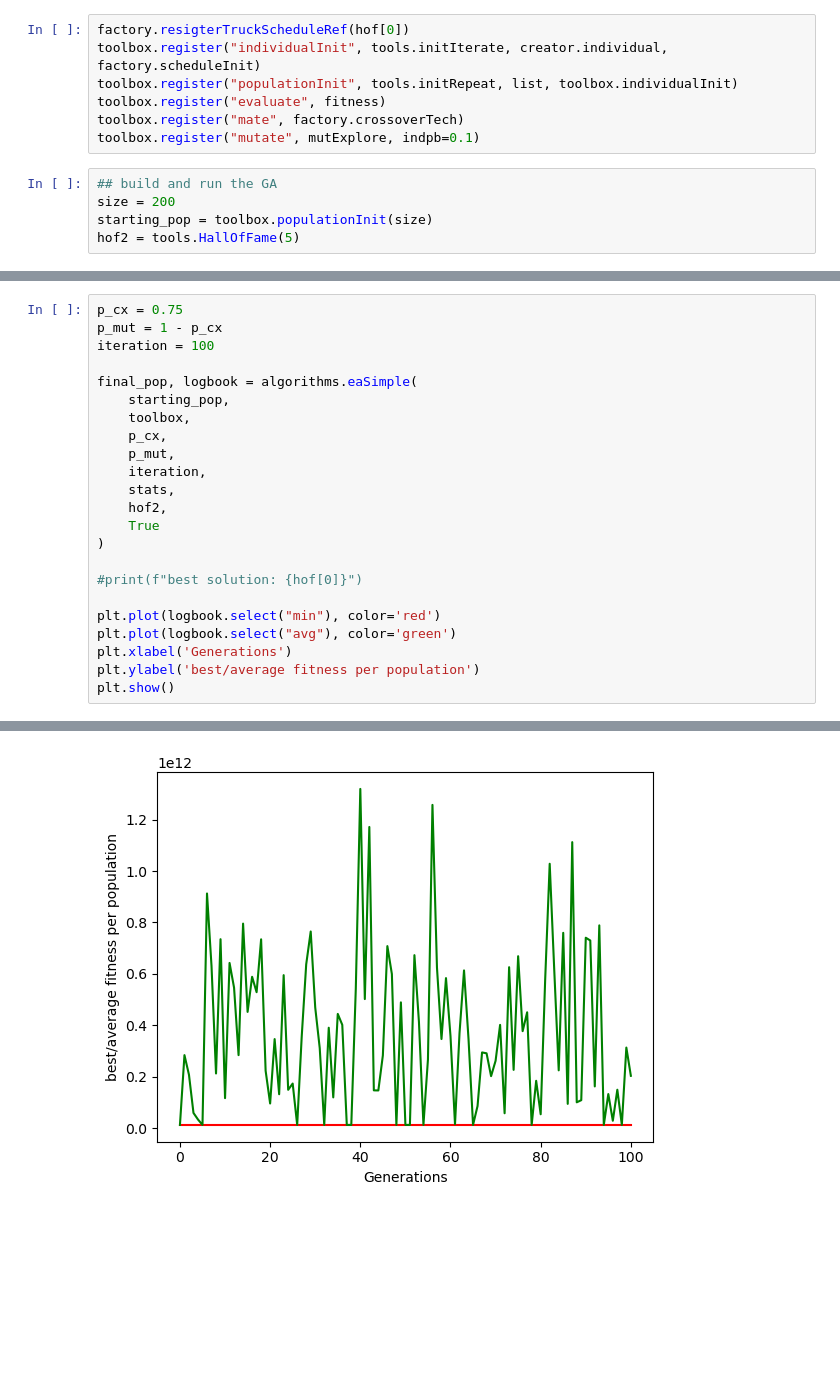
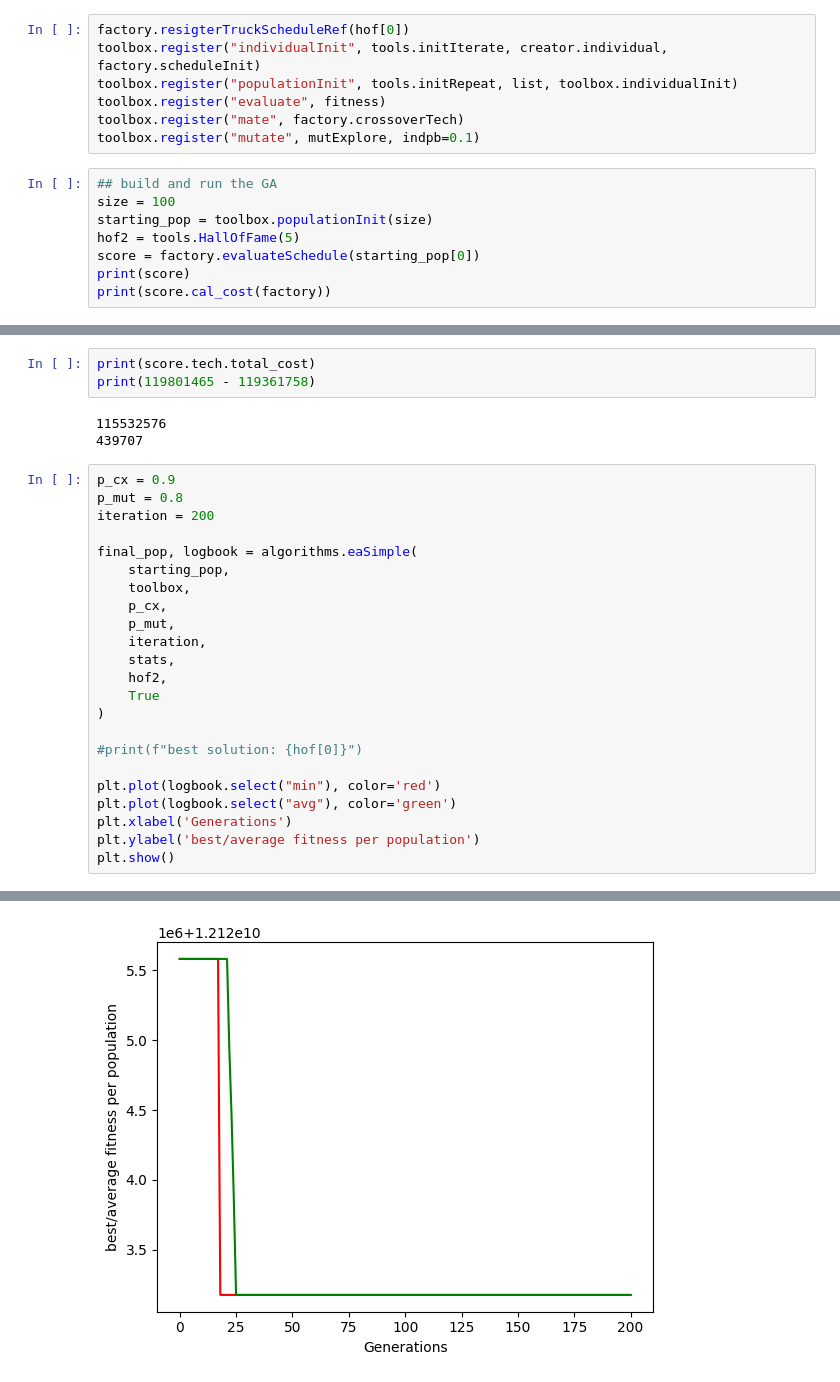
Before and after one commit to JoshuaNgerng/VRP_DEAP, a Jupyter notebook: deap.ipynb, the cells around one changed output, grey strips where cells are left out. Drawn from its saved outputs; the diff is of its cells as text; blank space fills up the shorter version.

```diff
--- a/deap.ipynb
+++ b/deap.ipynb
@@ -127,6 +173,9 @@ toolbox.register("mate", factory.crossoverTech)
 toolbox.register("mutate", mutExplore, indpb=0.1)
 # %%
 ## build and run the GA
-size = 200
+size = 100
 starting_pop = toolbox.populationInit(size)
 hof2 = tools.HallOfFame(5)
+score = factory.evaluateSchedule(starting_pop[0])
+print(score)
+print(score.cal_cost(factory))
@@ -133,7 +199,13 @@ hof2 = tools.HallOfFame(5)
+# %%
+print(score.tech.total_cost)
+print(119801465 - 119361758)
+# %% [output]
+115532576
+439707
 # %%
-p_cx = 0.75
-p_mut = 1 - p_cx
-iteration = 100
+p_cx = 0.9
+p_mut = 0.8
+iteration = 200
 
 final_pop, logbook = algorithms.eaSimple(
     starting_pop,
@@ -174,4 +246,4 @@ gen     nevals  min             avg
-[figure, old version]
+[figure, new version]
 # %%
 plt.plot(logbook.select("min"), color='red')
 plt.xlabel('Generations')
```
Also changed, not shown: parts of 16 cells of this notebook, 5 other files.
